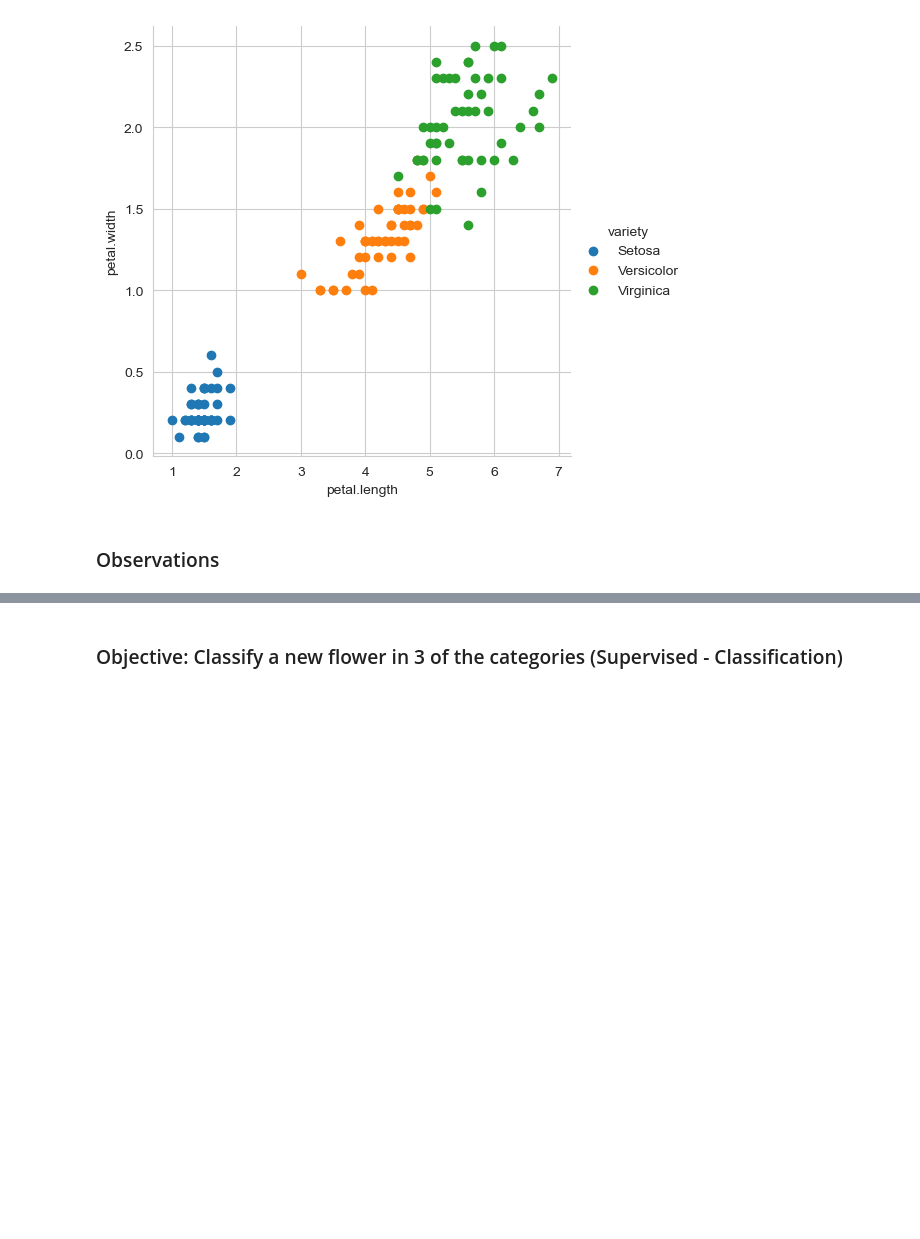
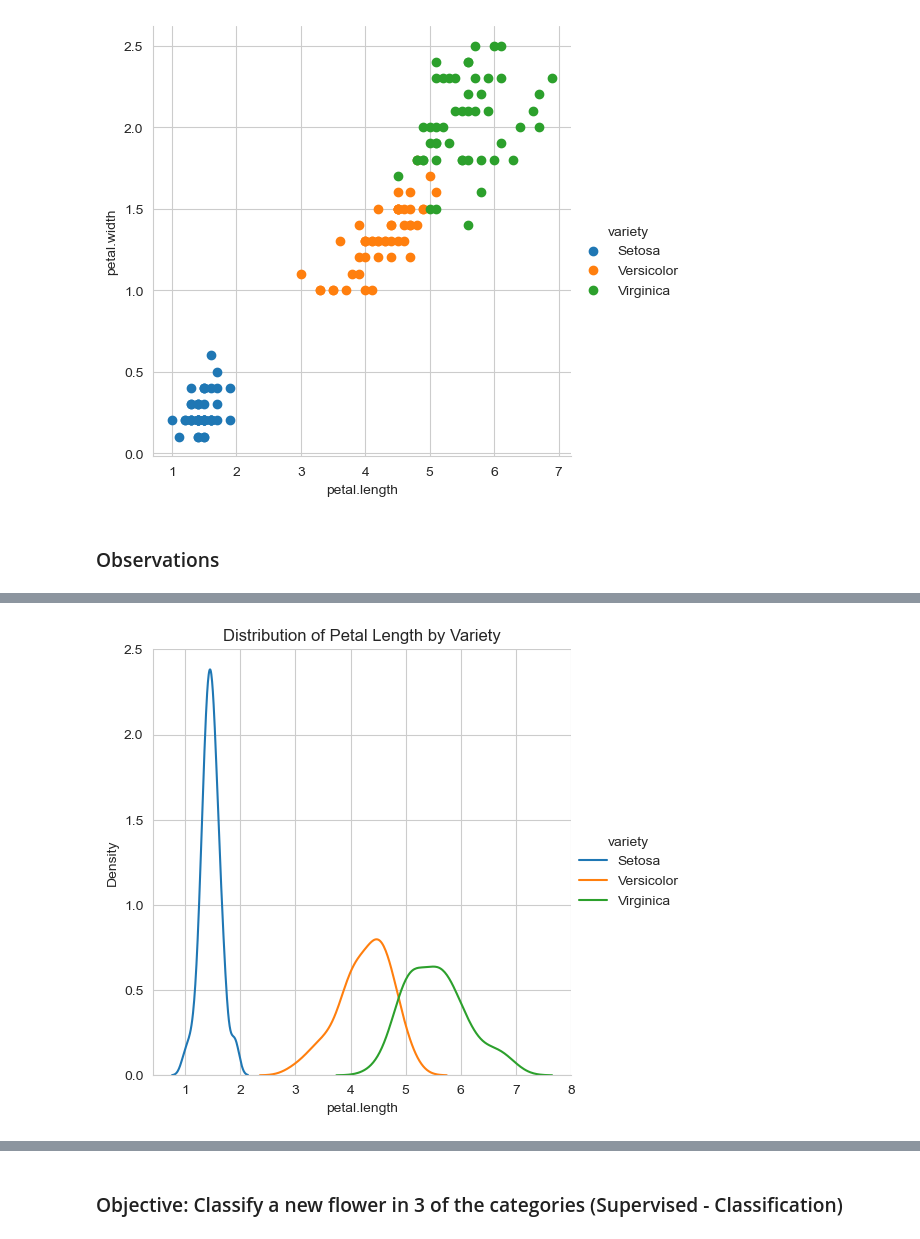
Before and after one commit to nillakash7/machinelearning, a Jupyter notebook: practice/eda.ipynb, the cells around one changed output, grey strips where cells are left out. Cells and saved outputs as stored; diff of their text form; code cells hidden in the pictures; blank space fills up the shorter version.

```diff
--- a/practice/eda.ipynb
+++ b/practice/eda.ipynb
@@ -76,0 +104,6 @@ Separating Versicolor from Virginica is challenging using sepal.length & sepal.w
+# %%
+sns.FacetGrid(data, hue="variety", height=5).map(sns.kdeplot, "petal.length").add_legend()
+plt.title('Distribution of Petal Length by Variety')
+plt.show()
+# %% [output]
+[figure, added]
```
Also changed, not shown: parts of 10 cells of this notebook.
